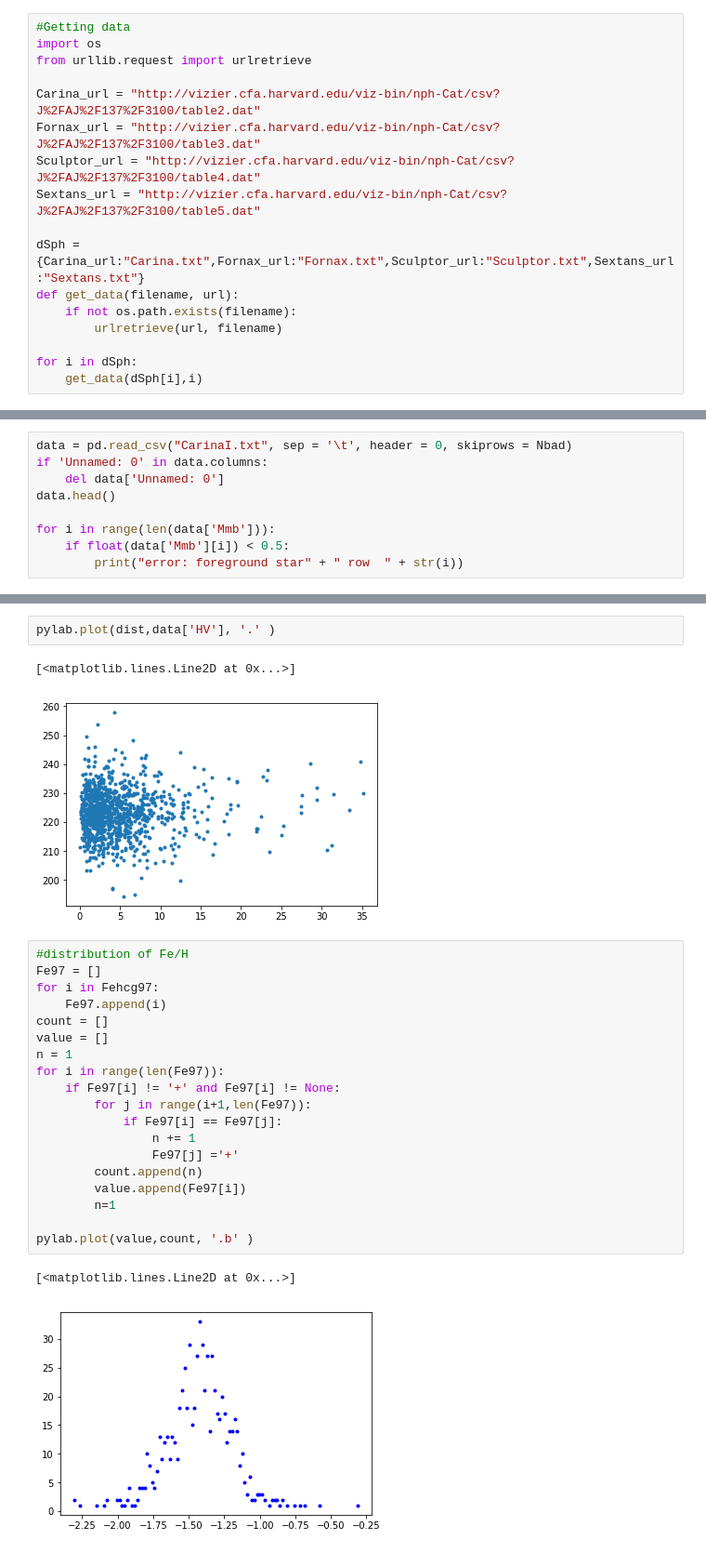
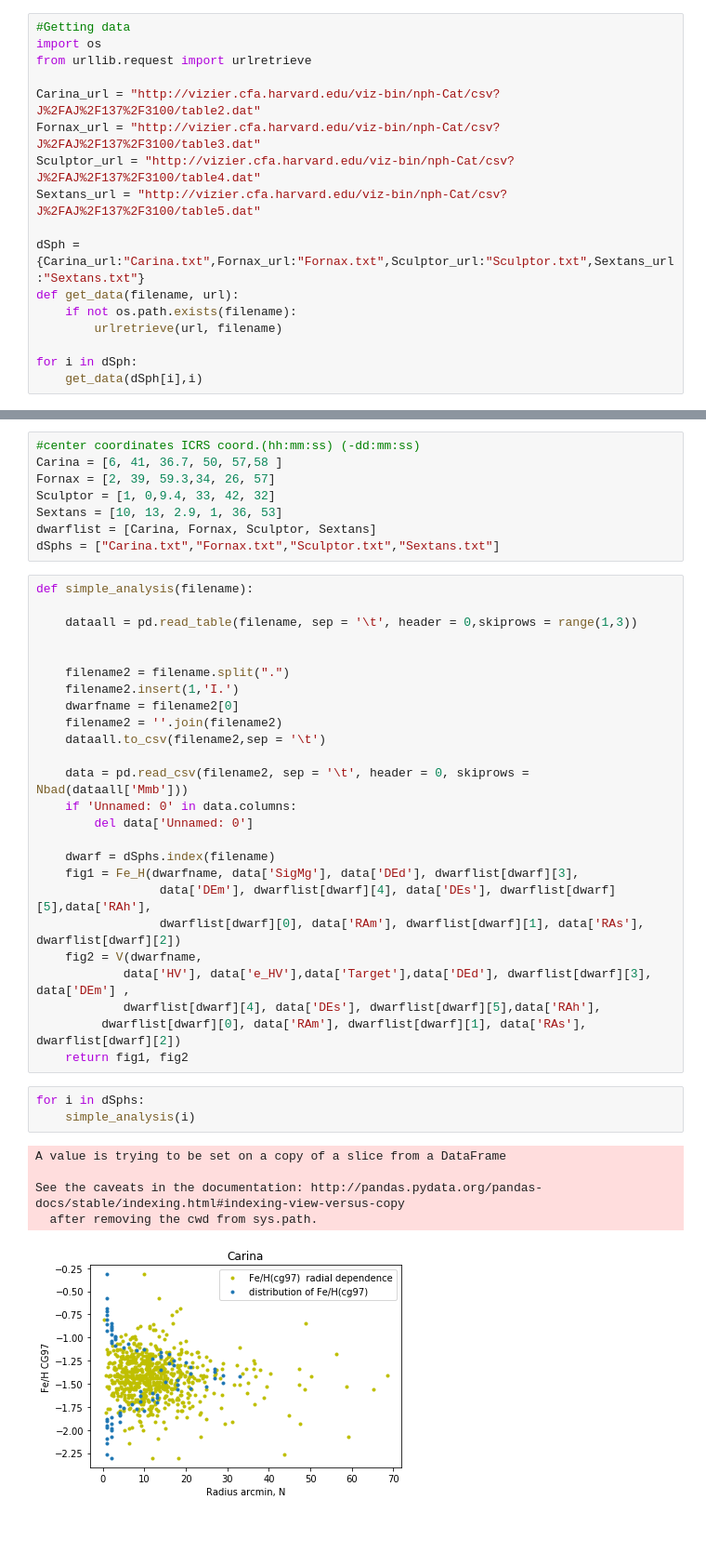
Before and after one commit to sad314159/dSph, a Jupyter notebook: dSph_intro.ipynb, the cells around one changed output, grey strips where cells are left out. Shown: that part at 93% size. Cells and saved outputs as stored; diff of their text form; blank space fills up the shorter version.

```diff
--- a/dSph_intro.ipynb
+++ b/dSph_intro.ipynb
@@ -48,9 +33,0 @@ See the caveats in the documentation: http://pandas.pydata.org/pandas-docs/stabl
-# %%
-data = pd.read_csv("CarinaI.txt", sep = '\t', header = 0, skiprows = Nbad)
-if 'Unnamed: 0' in data.columns:
-    del data['Unnamed: 0']
-data.head()
-
-for i in range(len(data['Mmb'])):
-    if float(data['Mmb'][i]) < 0.5:
-        print("error: foreground star" + " row  " + str(i))
@@ -126,27 +92,42 @@ pylab.plot(dist2,Vmed, '.' )
-# %%
-pylab.plot(dist,data['HV'], '.' )
-# %% [output]
-[<matplotlib.lines.Line2D at 0x...>]
-[figure, removed]
-# %%
-#distribution of Fe/H
-Fe97 = []
-for i in Fehcg97:
-    Fe97.append(i)
-count = []
-value = []
-n = 1
-for i in range(len(Fe97)):
-    if Fe97[i] != '+' and Fe97[i] != None:
-        for j in range(i+1,len(Fe97)):
-            if Fe97[i] == Fe97[j]:
-                n += 1
-                Fe97[j] ='+'
-        count.append(n)
-        value.append(Fe97[i])
-        n=1
-
-pylab.plot(value,count, '.b' )
-# %% [output]
-[<matplotlib.lines.Line2D at 0x...>]
-[figure, removed]
+# %%
+#center coordinates ICRS coord.(hh:mm:ss) (-dd:mm:ss)
+Carina = [6, 41, 36.7, 50, 57,58 ]
+Fornax = [2, 39, 59.3,34, 26, 57]
+Sculptor = [1, 0,9.4, 33, 42, 32]
+Sextans = [10, 13, 2.9, 1, 36, 53]
+dwarflist = [Carina, Fornax, Sculptor, Sextans]
+dSphs = ["Carina.txt","Fornax.txt","Sculptor.txt","Sextans.txt"]
+# %%
+def simple_analysis(filename):
+
+    dataall = pd.read_table(filename, sep = '\t', header = 0,skiprows = range(1,3))
+
+
+    filename2 = filename.split(".")
+    filename2.insert(1,'I.')
+    dwarfname = filename2[0]
+    filename2 = ''.join(filename2)
+    dataall.to_csv(filename2,sep = '\t')
+
+    data = pd.read_csv(filename2, sep = '\t', header = 0, skiprows = Nbad(dataall['Mmb']))
+    if 'Unnamed: 0' in data.columns:
+        del data['Unnamed: 0']
+
+    dwarf = dSphs.index(filename)
+    fig1 = Fe_H(dwarfname, data['SigMg'], data['DEd'], dwarflist[dwarf][3],
+                 data['DEm'], dwarflist[dwarf][4], data['DEs'], dwarflist[dwarf][5],data['RAh'],
+                 dwarflist[dwarf][0], data['RAm'], dwarflist[dwarf][1], data['RAs'], dwarflist[dwarf][2])
+    fig2 = V(dwarfname,
+            data['HV'], data['e_HV'],data['Target'],data['DEd'], dwarflist[dwarf][3], data['DEm'] ,
+            dwarflist[dwarf][4], data['DEs'], dwarflist[dwarf][5],data['RAh'],
+         dwarflist[dwarf][0], data['RAm'], dwarflist[dwarf][1], data['RAs'], dwarflist[dwarf][2])
+    return fig1, fig2
+# %%
+for i in dSphs:
+    simple_analysis(i)
+# %% [output]
+A value is trying to be set on a copy of a slice from a DataFrame
+
+See the caveats in the documentation: http://pandas.pydata.org/pandas-docs/stable/indexing.html#indexing-view-versus-copy
+  after removing the cwd from sys.path.
+[figure, added]
```
Also changed, not shown: parts of 10 cells of this notebook.
